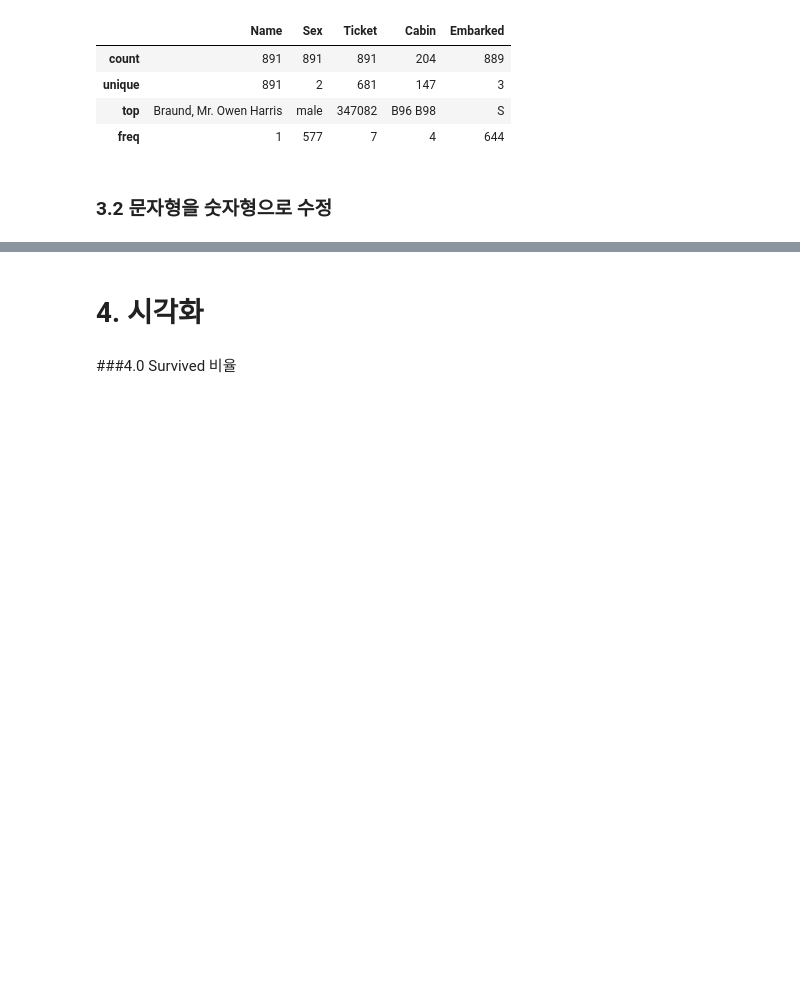
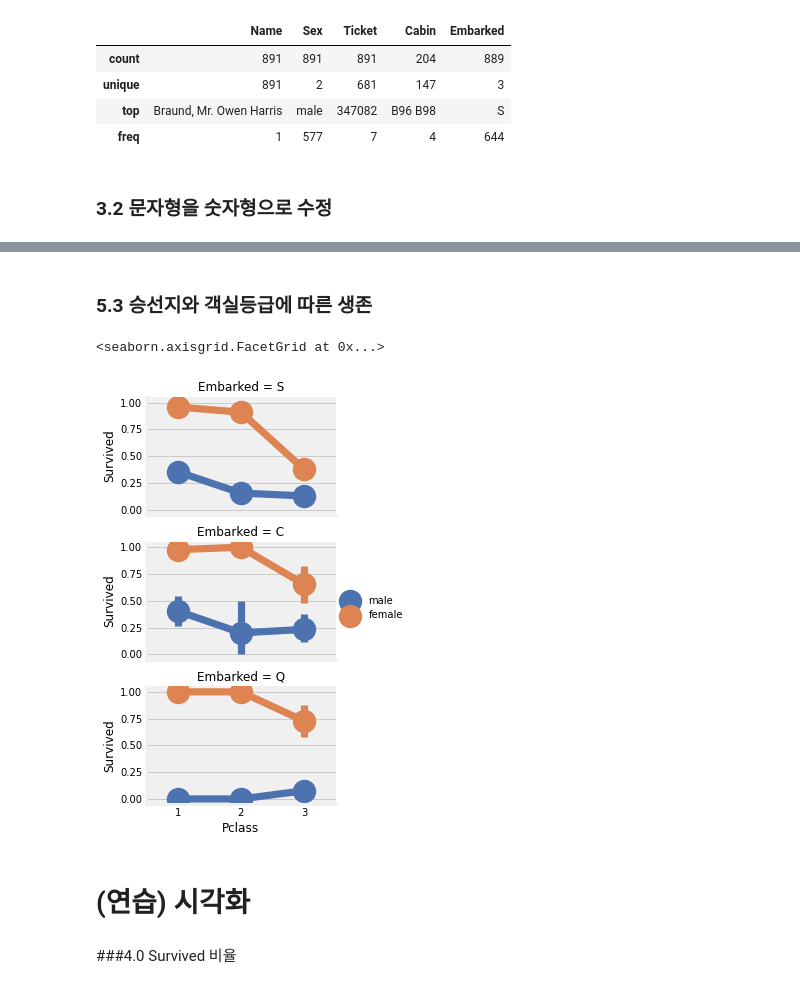
Before and after one commit to JihyoGwon/PythonforDataAnalysis, a Jupyter notebook: 001_1_Kaggle_Titanic_Colab_Data_Analysis.ipynb, the cells around one changed output, grey strips where cells are left out. Drawn from its saved outputs; the diff is of its cells as text; code cells hidden in the pictures; blank space fills up the shorter version.

```diff
--- a/001_1_Kaggle_Titanic_Colab_Data_Analysis.ipynb
+++ b/001_1_Kaggle_Titanic_Colab_Data_Analysis.ipynb
@@ -336,5 +580,17 @@ train.head()
+# %% [markdown]
+### 5.3 승선지와 객실등급에 따른 생존
+# %%
+grid = sns.FacetGrid(train, row='Embarked', height=2.2, aspect=1.6)
+
+# Pointplot으로 시각화, x: 객실 등급, y: 생존 여부, 색깔: 성별, x축 순서: [1, 2, 3], 색깔 순서: [남성, 여성]
+grid.map(sns.pointplot, 'Pclass', 'Survived', 'Sex', palette='deep', order = [1, 2, 3], hue_order = ["male", "female"])
+
+grid.add_legend()
+# %% [output]
+<seaborn.axisgrid.FacetGrid at 0x...>
+[figure, added]
 # %% [markdown]
-# 4. 시각화
+# (연습) 시각화
 # %% [markdown]
 ###4.0 Survived 비율
 # %%
```
Also changed, not shown: parts of 48 cells of this notebook.
